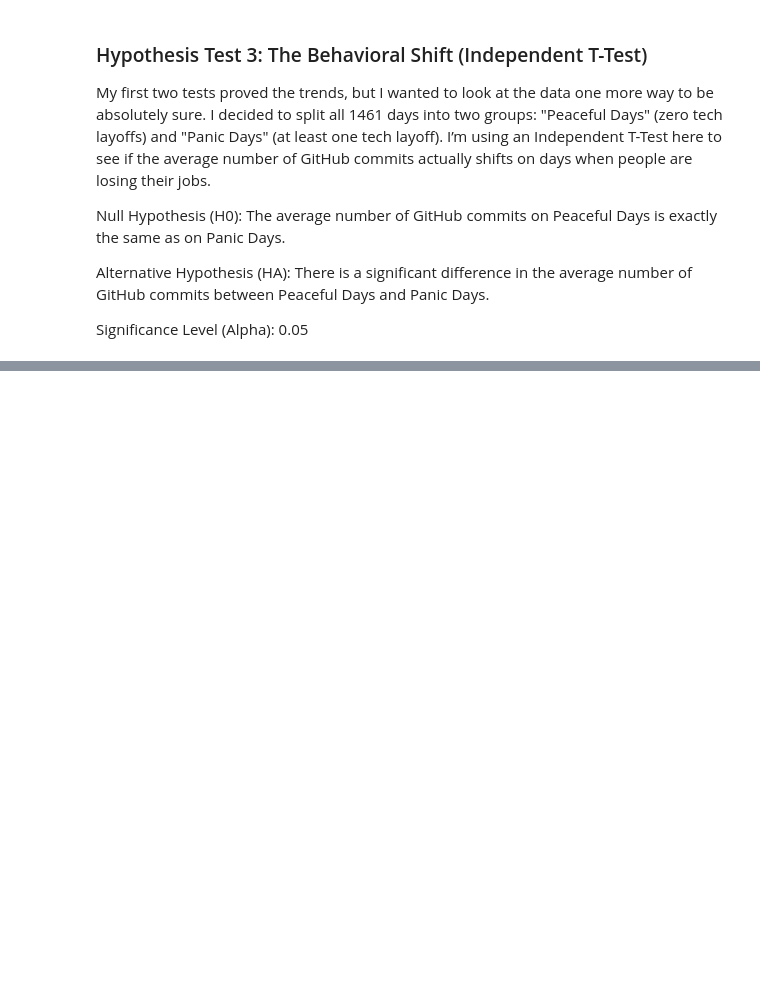
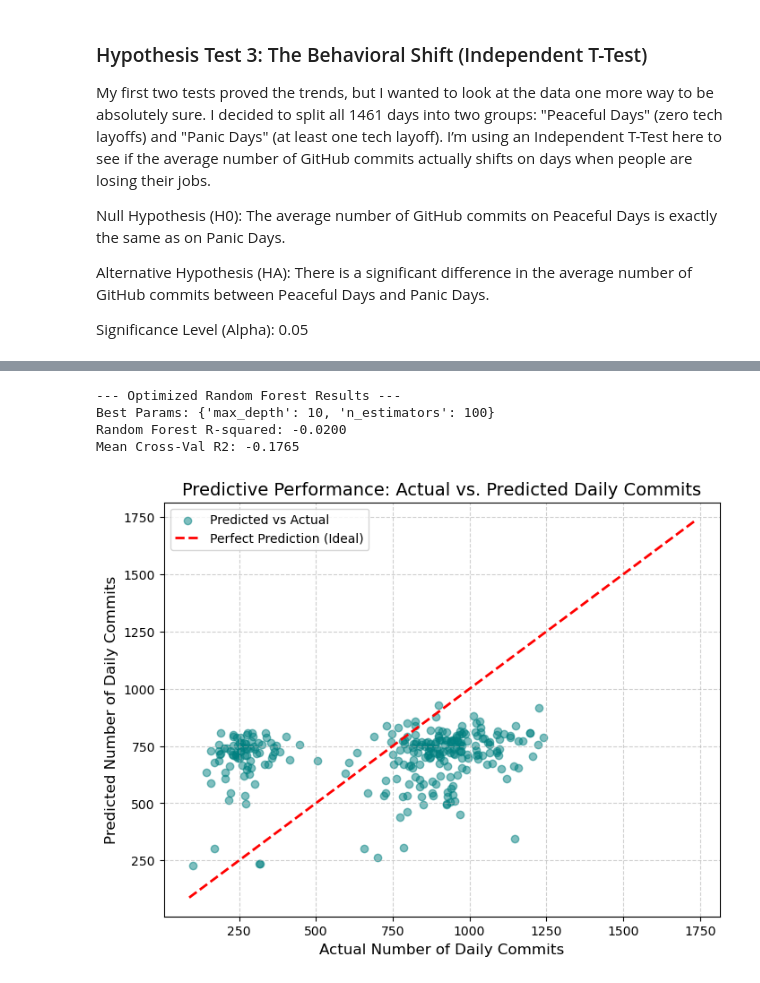
Before and after one commit to nolanefe/TermProject_DSA210, a Jupyter notebook: Tech_Winter_Analysis.ipynb, the cells around one changed output, grey strips where cells are left out. Cells and saved outputs as stored; diff of their text form; code cells hidden in the pictures; blank space fills up the shorter version.

```diff
--- a/Tech_Winter_Analysis.ipynb
+++ b/Tech_Winter_Analysis.ipynb
@@ -280,0 +478,44 @@ Significance Level (Alpha): 0.05
+# %%
+from sklearn.model_selection import GridSearchCV, cross_val_score
+import matplotlib.pyplot as plt
+
+# Main regression training
+X_reg = df_master[['scaled_layoffs', 'scaled_nasdaq']]
+y_reg = df_master['total_commits']
+X_train_r, X_test_r, y_train_r, y_test_r = train_test_split(X_reg, y_reg, test_size=0.2, random_state=42)
+
+# Hyperparameter tuning & cross-validation (The "Stress Tests")
+param_grid = {'n_estimators': [50, 100], 'max_depth': [None, 10]}
+grid_search = GridSearchCV(RandomForestRegressor(random_state=42), param_grid, cv=5)
+grid_search.fit(X_train_r, y_train_r)
+
+# Final model evaluation
+final_rf = grid_search.best_estimator_
+print(f"--- Optimized Random Forest Results ---")
+print(f"Best Params: {grid_search.best_params_}")
+print(f"Random Forest R-squared: {r2_score(y_test_r, final_rf.predict(X_test_r)):.4f}")
+print(f"Mean Cross-Val R2: {cross_val_score(final_rf, X_reg, y_reg, cv=5).mean():.4f}")
+
+# Actual vs predicted plot with full labeling
+plt.figure(figsize=(8, 6))
+
+# Scatter plot of predictions
+plt.scatter(y_test_r, final_rf.predict(X_test_r), alpha=0.5, color='teal', label='Predicted vs Actual')
+
+# The "Perfect Prediction" identity line
+plt.plot([y_reg.min(), y_reg.max()], [y_reg.min(), y_reg.max()], 'r--', lw=2, label='Perfect Prediction (Ideal)')
+
+# Adding labels and titles
+plt.xlabel('Actual Number of Daily Commits', fontsize=12)
+plt.ylabel('Predicted Number of Daily Commits', fontsize=12)
+plt.title('Predictive Performance: Actual vs. Predicted Daily Commits', fontsize=14)
+plt.legend()
+plt.grid(True, linestyle='--', alpha=0.6)
+
+plt.show()
+# %% [output]
+--- Optimized Random Forest Results ---
+Best Params: {'max_depth': 10, 'n_estimators': 100}
+Random Forest R-squared: -0.0200
+Mean Cross-Val R2: -0.1765
+[figure, added]
```
Also changed, not shown: parts of 13 cells of this notebook.
